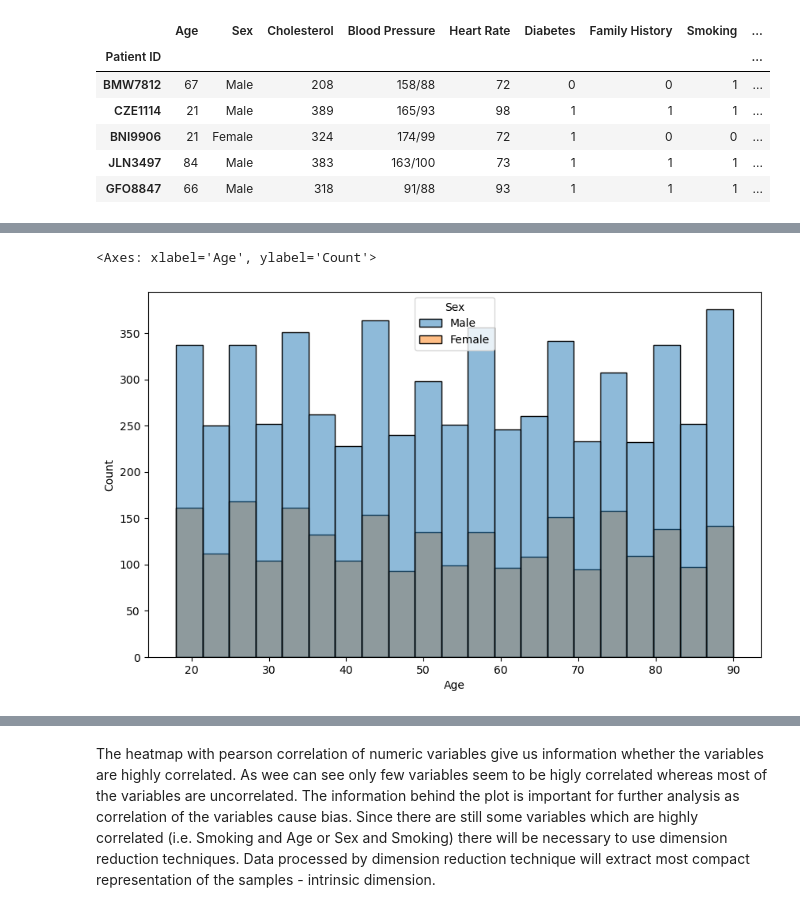
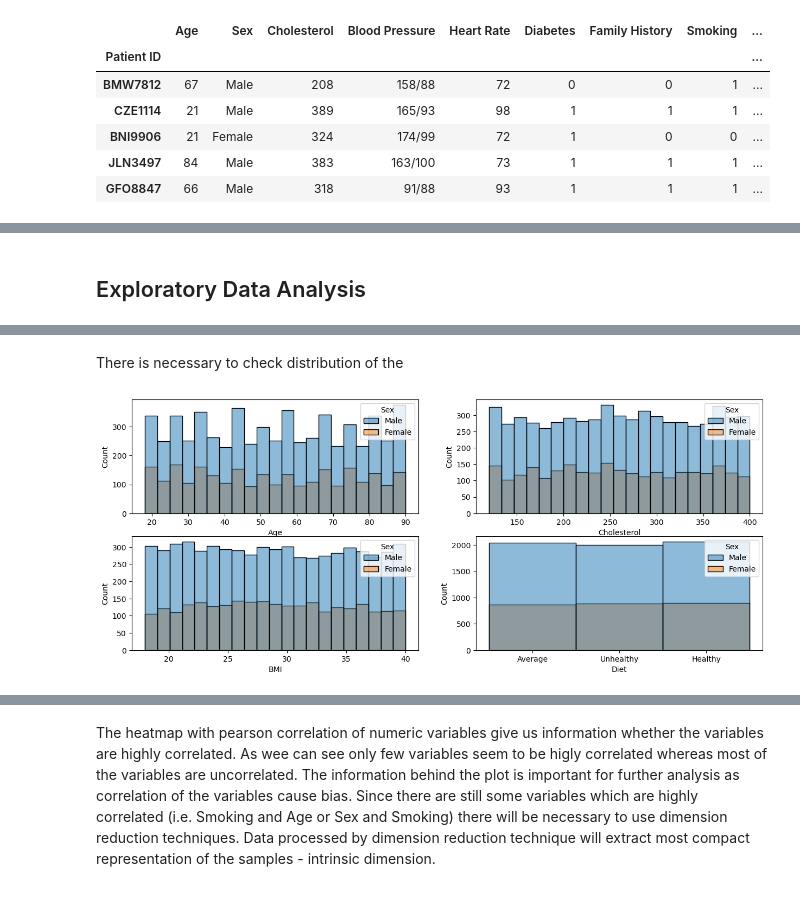
Before and after one commit to Hubert-Magdziak/Dimension-reduction, a Jupyter notebook: Dimension Reduction.ipynb, the cells around one changed output, grey strips where cells are left out. Drawn from its saved outputs; the diff is of its cells as text; code cells hidden in the pictures.

```diff
--- a/Dimension Reduction.ipynb
+++ b/Dimension Reduction.ipynb
@@ -45,6 +58,8 @@ Data columns (total 25 columns):
  24  Heart Attack Risk                8763 non-null   int64
 dtypes: float64(3), int64(16), object(6)
 memory usage: 5.1 MB
+# %% [markdown]
+## Exploratory Data Analysis
 # %%
 # Check if there are any missing values
 heart.isna().sum()
@@ -77,7 +90,13 @@ del heart["Blood Pressure"]
+# %% [markdown]
+There is necessary to check distribution of the
 # %%
 # Distribution of variable age
-plt.figure(figsize = (10,6))
-sns.histplot(data = heart, x = "Age", hue = "Sex")
+fig, ax = plt.subplots(nrows=2, ncols=2)
+fig.set_size_inches([15,6])
+sns.histplot(data = heart, x = "Age", hue = "Sex", ax = ax[0,0])
+sns.histplot(data = heart, x = "Cholesterol", hue = "Sex", ax = ax[0,1])
+sns.histplot(data = heart, x = "BMI", hue = "Sex", ax = ax[1,0])
+sns.histplot(data = heart, x = "Diet", hue = "Sex", ax = ax[1,1])
+plt.show()
 # %% [output]
-<Axes: xlabel='Age', ylabel='Count'>
-[figure, old version]
+[figure, new version]
```
Also changed, not shown: parts of 16 cells of this notebook.
